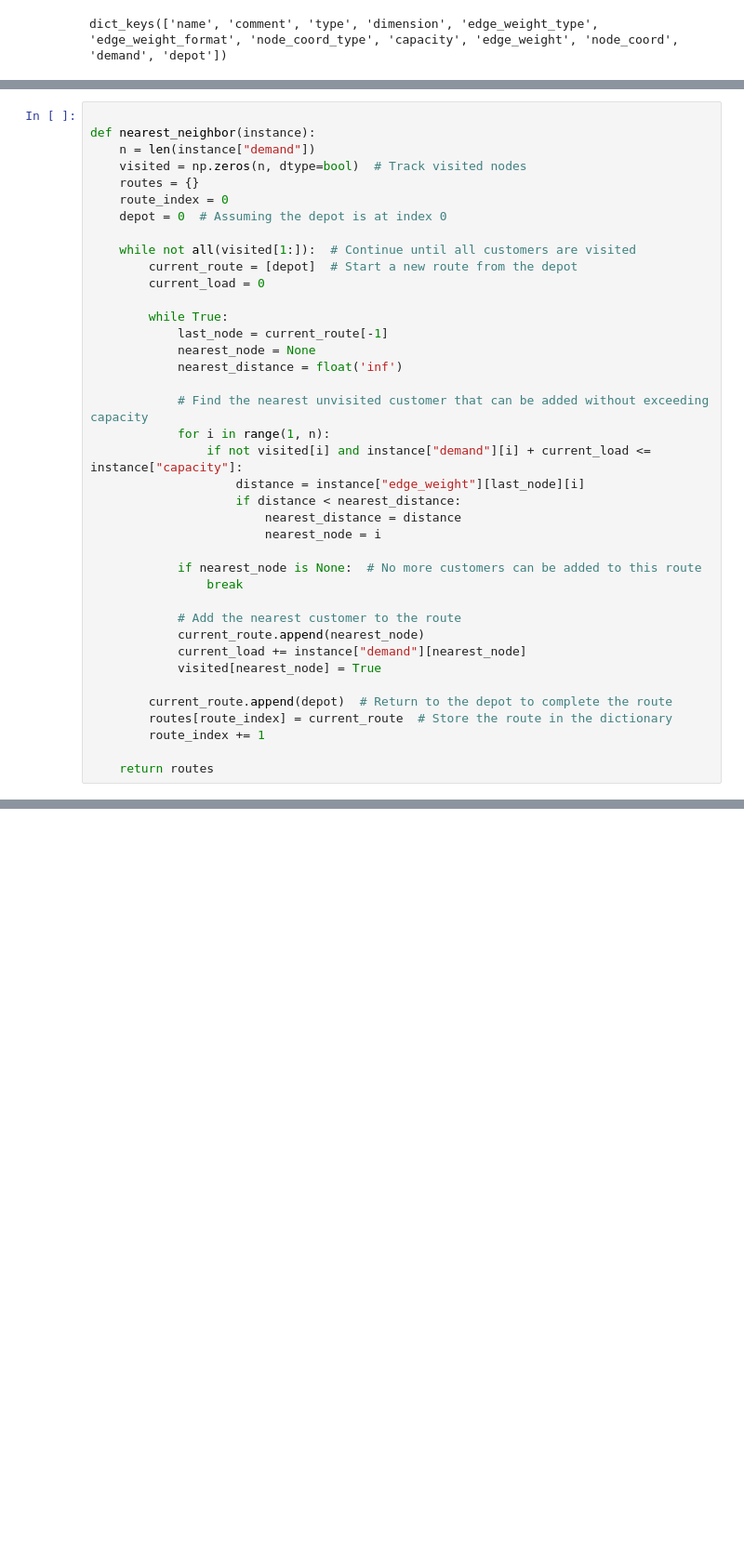
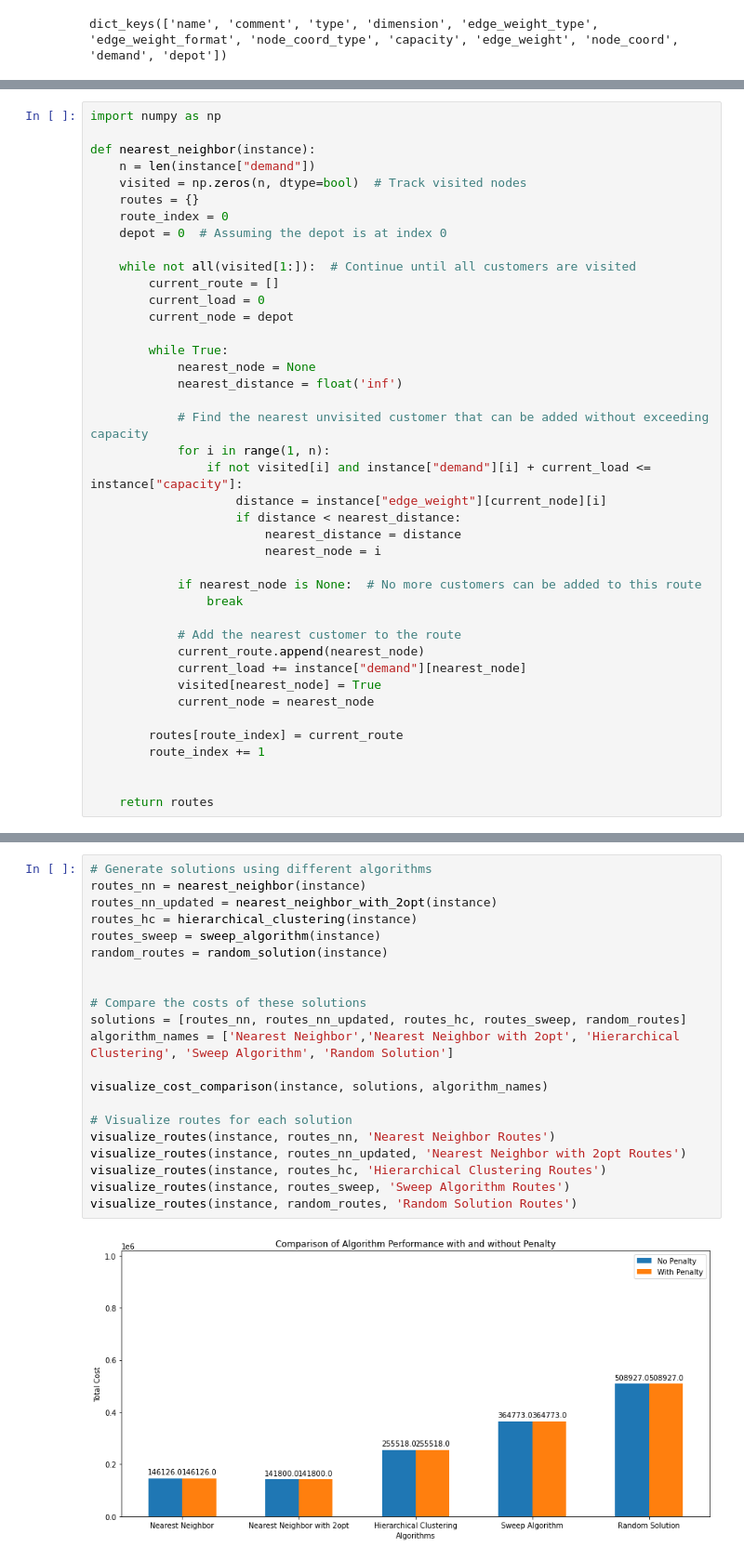
Before and after one commit to cevateness/CVRP-Heuristics-Lab, a Jupyter notebook: construction_crvp.ipynb, the cells around one changed output, grey strips where cells are left out. Shown at 93% size. Drawn from its saved outputs; the diff is of its cells as text; blank space fills up the shorter version.

```diff
--- a/construction_crvp.ipynb
+++ b/construction_crvp.ipynb
@@ -67,6 +128,7 @@ def hierarchical_clustering(instance):
             candidate_vehicle_cap -= sorted_customers.loc[i,"Demand"]
     return routes
 # %%
+import numpy as np
 
 def nearest_neighbor(instance):
     n = len(instance["demand"])
@@ -76,18 +138,18 @@ def nearest_neighbor(instance):
     depot = 0  # Assuming the depot is at index 0
 
     while not all(visited[1:]):  # Continue until all customers are visited
-        current_route = [depot]  # Start a new route from the depot
+        current_route = []
         current_load = 0
+        current_node = depot
 
         while True:
-            last_node = current_route[-1]
             nearest_node = None
             nearest_distance = float('inf')
 
             # Find the nearest unvisited customer that can be added without exceeding capacity
             for i in range(1, n):
                 if not visited[i] and instance["demand"][i] + current_load <= instance["capacity"]:
-                    distance = instance["edge_weight"][last_node][i]
+                    distance = instance["edge_weight"][current_node][i]
                     if distance < nearest_distance:
                         nearest_distance = distance
                         nearest_node = i
@@ -99,9 +161,10 @@ def nearest_neighbor(instance):
             current_route.append(nearest_node)
             current_load += instance["demand"][nearest_node]
             visited[nearest_node] = True
+            current_node = nearest_node
 
-        current_route.append(depot)  # Return to the depot to complete the route
-        routes[route_index] = current_route  # Store the route in the dictionary
+        routes[route_index] = current_route
         route_index += 1
 
+
     return routes
@@ -171,0 +404,23 @@ calculate_costs(sol2,instance,100)
+# %%
+# Generate solutions using different algorithms
+routes_nn = nearest_neighbor(instance)
+routes_nn_updated = nearest_neighbor_with_2opt(instance)
+routes_hc = hierarchical_clustering(instance)
+routes_sweep = sweep_algorithm(instance)
+random_routes = random_solution(instance)
+
+
+# Compare the costs of these solutions
+solutions = [routes_nn, routes_nn_updated, routes_hc, routes_sweep, random_routes]
+algorithm_names = ['Nearest Neighbor','Nearest Neighbor with 2opt', 'Hierarchical Clustering', 'Sweep Algorithm', 'Random Solution']
+
+visualize_cost_comparison(instance, solutions, algorithm_names)
+
+# Visualize routes for each solution
+visualize_routes(instance, routes_nn, 'Nearest Neighbor Routes')
+visualize_routes(instance, routes_nn_updated, 'Nearest Neighbor with 2opt Routes')
+visualize_routes(instance, routes_hc, 'Hierarchical Clustering Routes')
+visualize_routes(instance, routes_sweep, 'Sweep Algorithm Routes')
+visualize_routes(instance, random_routes, 'Random Solution Routes')
+# %% [output]
+[figure, added]
```
Also changed, not shown: parts of 12 cells of this notebook, 1 other file.
